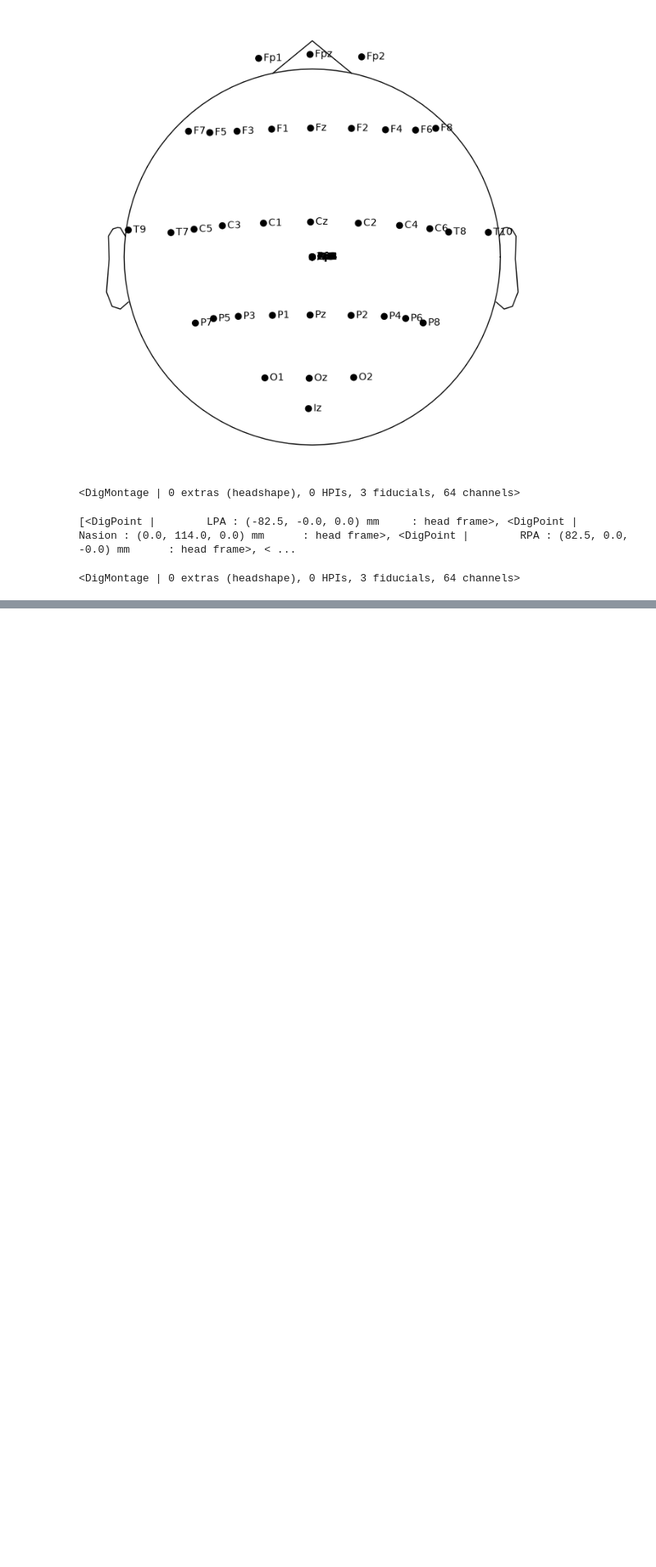
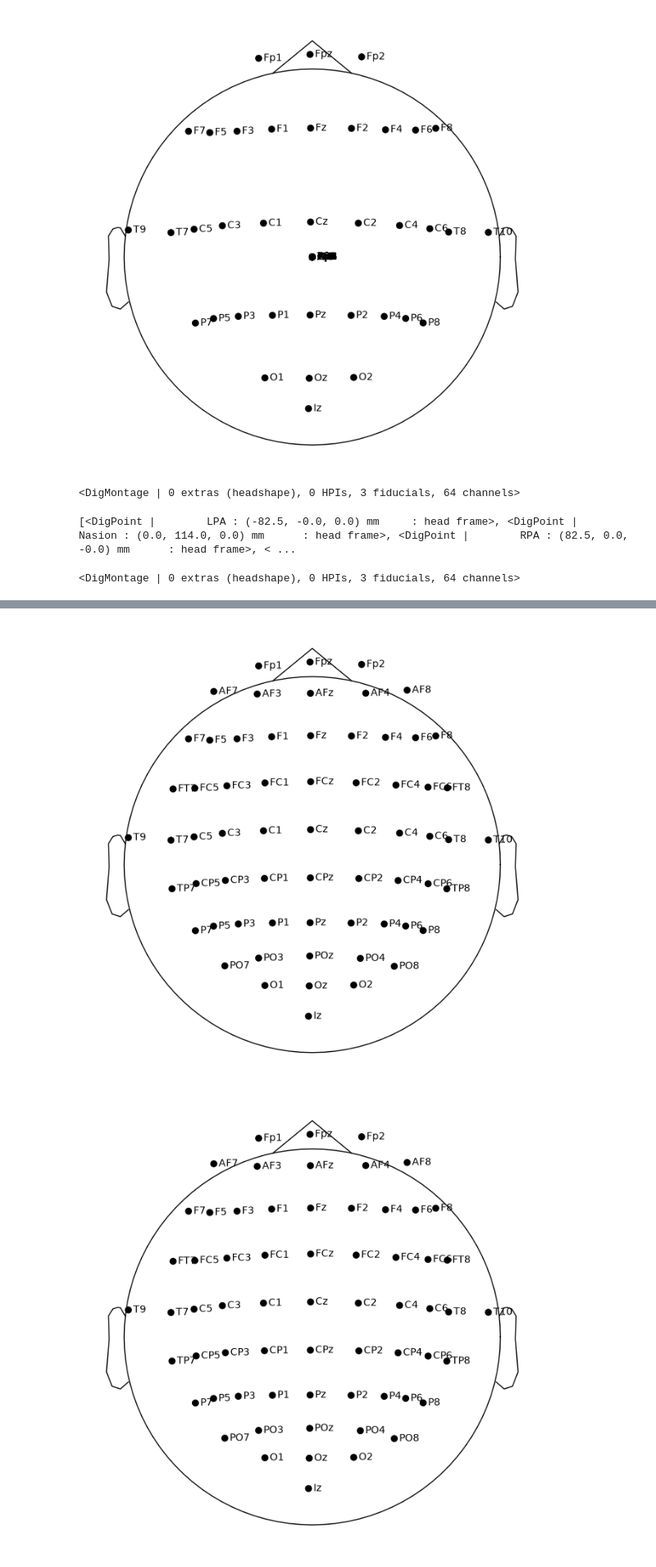
Before and after one commit to alizadeh-gfs/eeg-motor-imagery-analysis, a Jupyter notebook: notebooks/02_preprocessing.ipynb, the cells around one changed output, grey strips where cells are left out. Shown at 82% size. Saved outputs shown, nothing was run; the diff lists cells and outputs as text; code cells hidden in the pictures; blank space fills up the shorter version.

```diff
--- a/notebooks/02_preprocessing.ipynb
+++ b/notebooks/02_preprocessing.ipynb
@@ -104,3 +104,5 @@ print(raw_preprocessed.info["dig"])
 print(raw_preprocessed.get_montage())
 # %% [output]
 <DigMontage | 0 extras (headshape), 0 HPIs, 3 fiducials, 64 channels>
+# %%
+raw_preprocessed = raw.copy()
@@ -106,0 +150,9 @@ print(raw_preprocessed.get_montage())
+# %%
+montage = mne.channels.make_standard_montage(
+    "standard_1020"
+)
+# %%
+raw_preprocessed.set_montage(
+    montage,
+    on_missing="warn"
+)
@@ -106,0 +224,3 @@ print(raw_preprocessed.get_montage())
+# %%
+montage = mne.channels.make_standard_montage("standard_1020")
+raw_preprocessed.set_montage(montage, on_missing="warn")
@@ -106,0 +244,7 @@ print(raw_preprocessed.get_montage())
+# %%
+raw_preprocessed.plot_sensors(
+    show_names=True
+)
+# %% [output]
+[figure, added]
+[figure, added]
```
Also changed, not shown: parts of 23 cells of this notebook, 2 other files.
